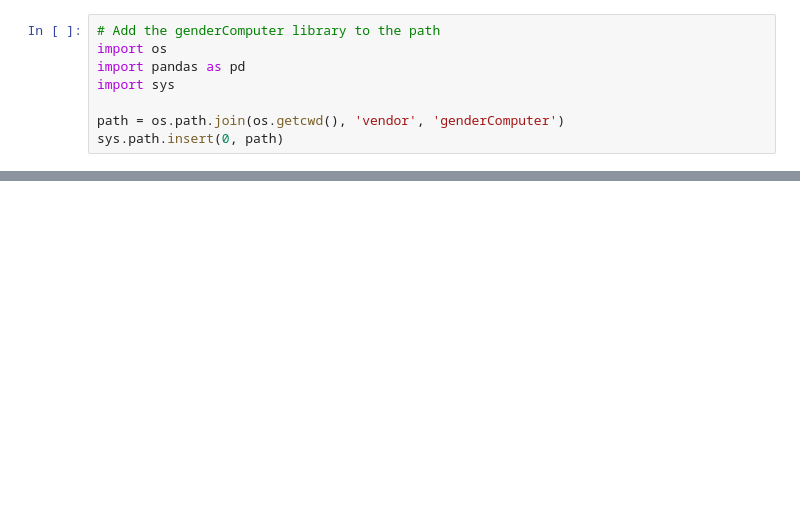
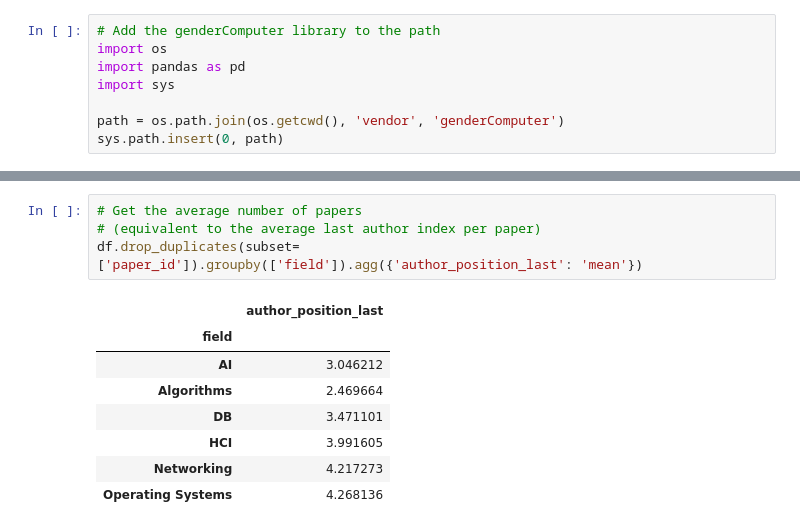
Before and after one commit to dataunitylab/paper-gender-analysis, a Jupyter notebook: cs-paper-gender-analysis.ipynb, the cells around one changed output, grey strips where cells are left out. Cells and saved outputs as stored; diff of their text form; blank space fills up the shorter version.

```diff
--- a/cs-paper-gender-analysis.ipynb
+++ b/cs-paper-gender-analysis.ipynb
@@ -39,0 +56,13 @@ analyze_genders.plot_authors(aggregates['all'], 'all positions')
+# %%
+# Get the average number of papers
+# (equivalent to the average last author index per paper)
+df.drop_duplicates(subset=['paper_id']).groupby(['field']).agg({'author_position_last': 'mean'})
+# %% [output]
+|  | author_position_last |
+| field |  |
+| AI | 3.046212 |
+| Algorithms | 2.469664 |
+| DB | 3.471101 |
+| HCI | 3.991605 |
+| Networking | 4.217273 |
+| Operating Systems | 4.268136 |
```
Also changed, not shown: parts of 5 cells of this notebook, 1 other file.
